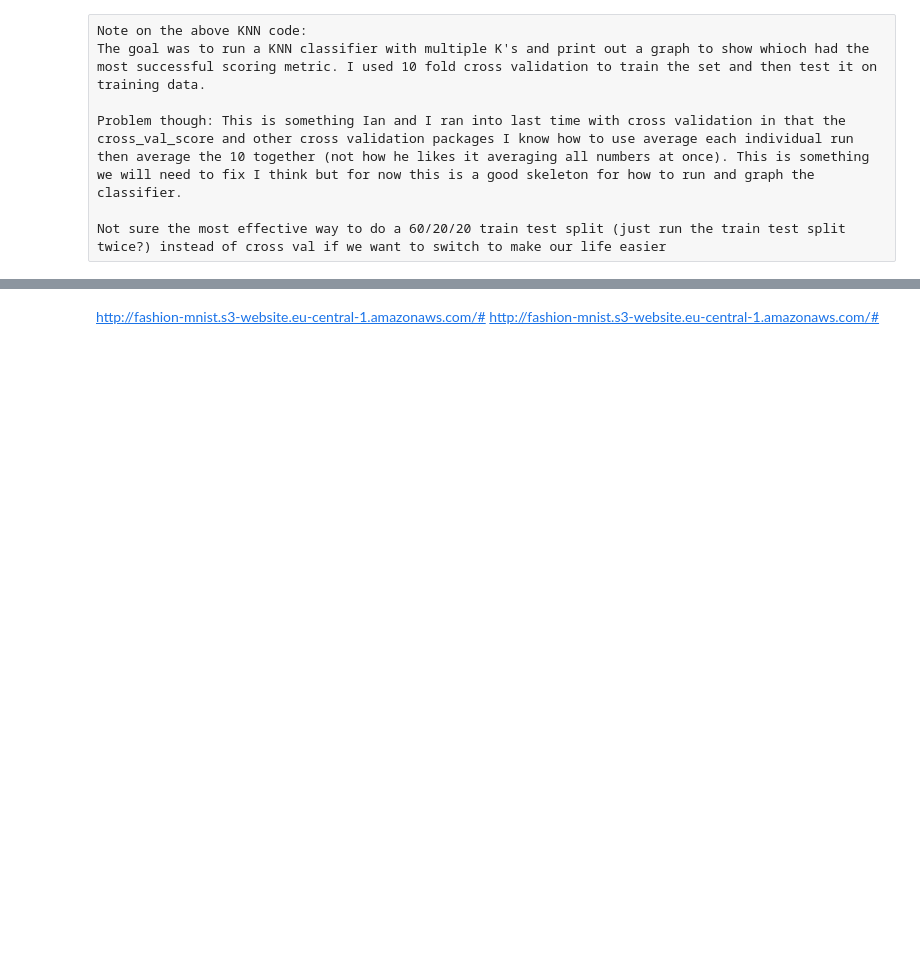
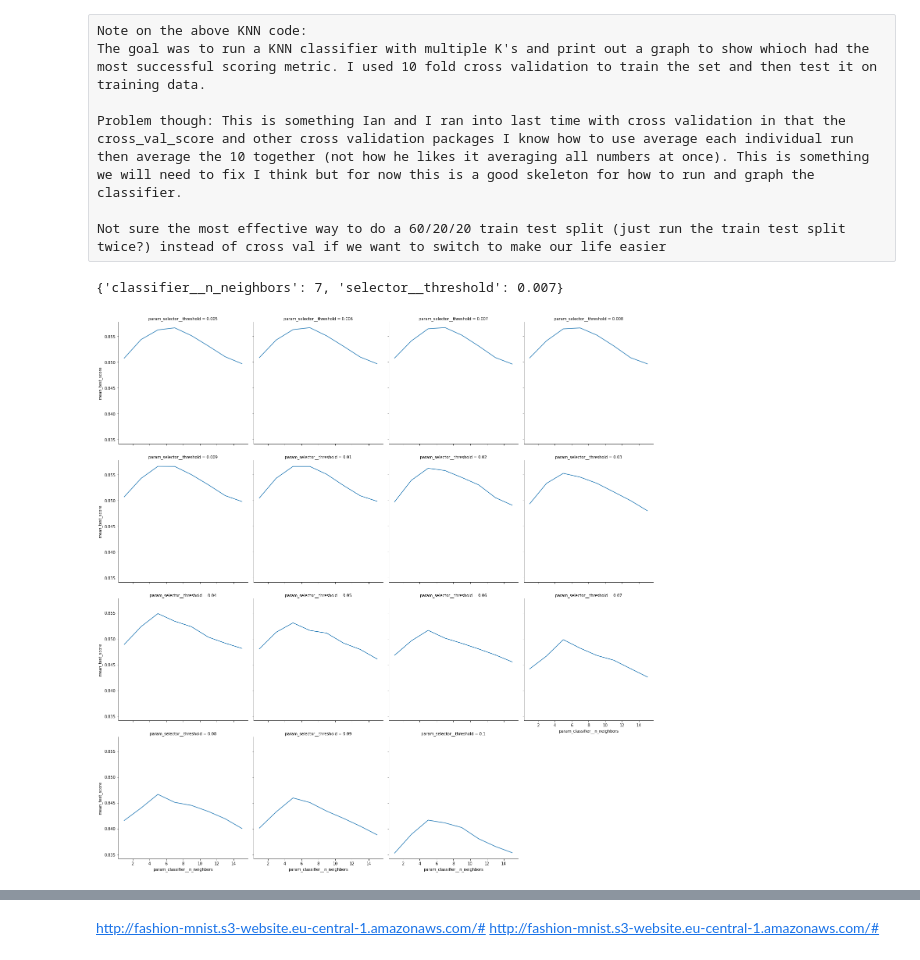
Before and after one commit to etgeorge/fashion, a Jupyter notebook: HW2.ipynb, the cells around one changed output, grey strips where cells are left out. Saved outputs shown, nothing was run; the diff lists cells and outputs as text; code cells hidden in the pictures; blank space fills up the shorter version.

```diff
--- a/HW2.ipynb
+++ b/HW2.ipynb
@@ -223,34 +223,37 @@ Not sure the most effective way to do a 60/20/20 train test split (just run the
 
 from sklearn.pipeline import Pipeline
 from sklearn.model_selection import GridSearchCV
 from pandas import DataFrame
 pipe = Pipeline([
 ('selector', VarianceThreshold()),
 ('classifier', KNeighborsClassifier())
 ])
 xx = train_images[0:5000]
 yy = train_labels[0:5000]
-pipe.fit(xx, yy)
+pipe.fit(train_images, train_labels)
 
 param = {
  'selector__threshold': [0.005, 0.006, 0.007, 0.008, 0.009, .01,.02, .03, .04, .05, .06, .07, .08, .09, .1],
  'classifier__n_neighbors': [1, 3, 5, 7, 9, 11, 13, 15],
 }
 
-grid = GridSearchCV(pipe, param, cv=10).fit(xx, yy)
+grid = GridSearchCV(pipe, param, cv=10).fit(train_images, train_labels)
 best_params = grid.best_params_
 print(best_params)
 
 result_df = DataFrame.from_dict(grid.cv_results_, orient='columns')
-print(result_df.mean_test_score)
+#print(result_df.mean_test_score)
 
 sns.relplot(data=result_df,
  kind='line',
  x='param_classifier__n_neighbors',
  y='mean_test_score',
  col='param_selector__threshold',
  col_wrap=4)
 plt.savefig("hyper.png")
 plt.show()
 #max mean test score : x.max()
+# %% [output]
+{'classifier__n_neighbors': 7, 'selector__threshold': 0.007}
+[figure, added]
 # %%
```
Also changed, not shown: parts of 5 cells of this notebook.
